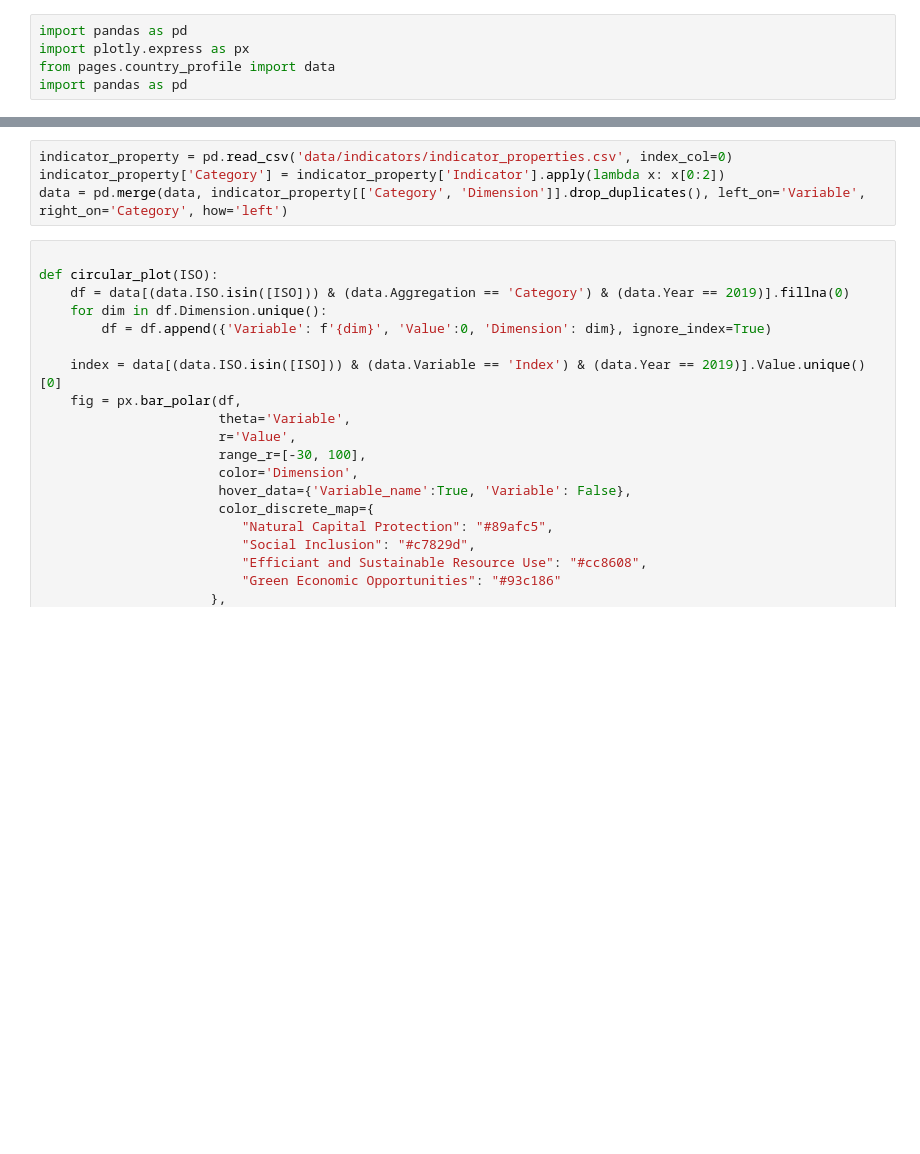
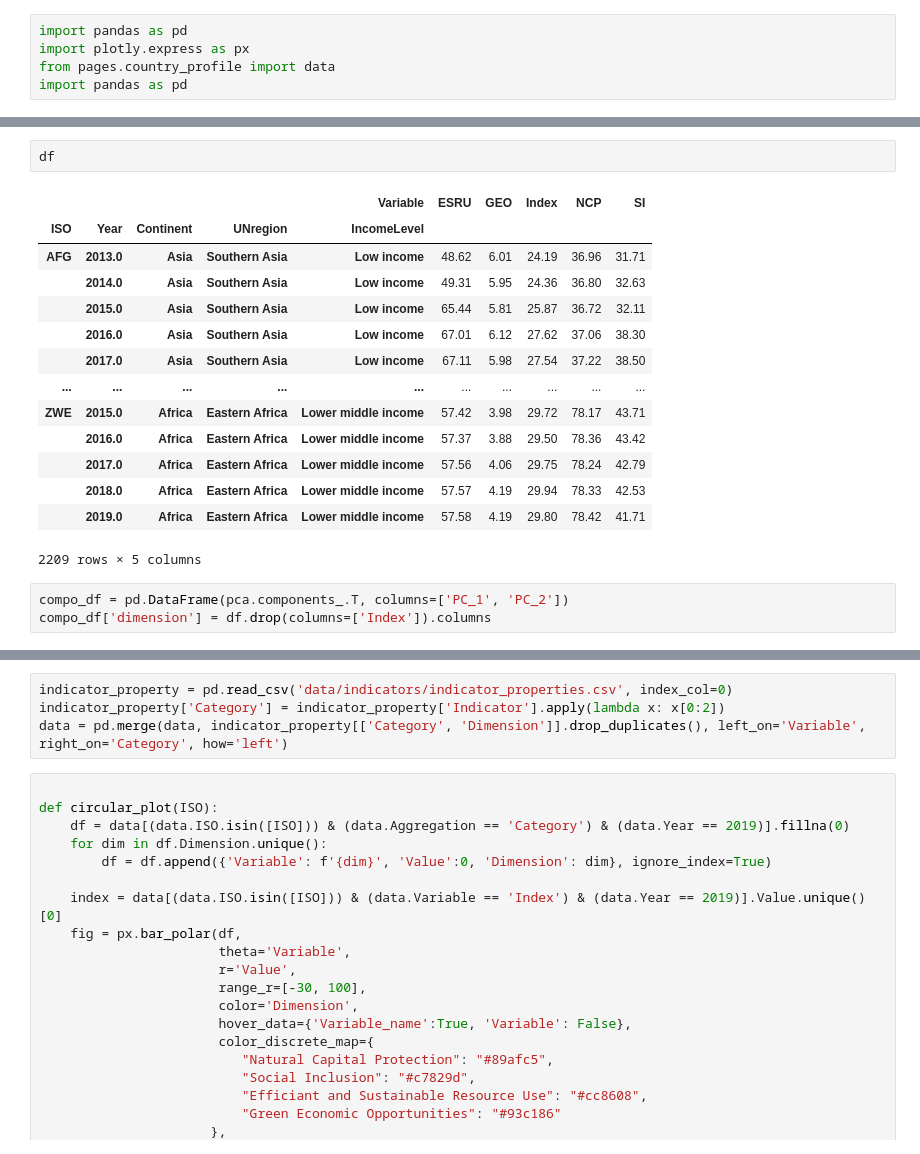
Before and after one commit to simonzabrocki/SimulationDashboard, a Jupyter notebook: draft.ipynb, the cells around one changed output, grey strips where cells are left out. Cells and saved outputs as stored; diff of their text form; blank space fills up the shorter version.

```diff
--- a/draft.ipynb
+++ b/draft.ipynb
@@ -5,0 +29,20 @@ import pandas as pd
+# %%
+df
+# %% [output]
+|  |  |  |  | Variable | ESRU | GEO | Index | NCP | SI |
+| ISO | Year | Continent | UNregion | IncomeLevel |  |  |  |  |  |
+| AFG | 2013.0 | Asia | Southern Asia | Low income | 48.62 | 6.01 | 24.19 | 36.96 | 31.71 |
+|  | 2014.0 | Asia | Southern Asia | Low income | 49.31 | 5.95 | 24.36 | 36.80 | 32.63 |
+|  | 2015.0 | Asia | Southern Asia | Low income | 65.44 | 5.81 | 25.87 | 36.72 | 32.11 |
+|  | 2016.0 | Asia | Southern Asia | Low income | 67.01 | 6.12 | 27.62 | 37.06 | 38.30 |
+|  | 2017.0 | Asia | Southern Asia | Low income | 67.11 | 5.98 | 27.54 | 37.22 | 38.50 |
+| ... | ... | ... | ... | ... | ... | ... | ... | ... | ... |
+| ZWE | 2015.0 | Africa | Eastern Africa | Lower middle income | 57.42 | 3.98 | 29.72 | 78.17 | 43.71 |
+|  | 2016.0 | Africa | Eastern Africa | Lower middle income | 57.37 | 3.88 | 29.50 | 78.36 | 43.42 |
+|  | 2017.0 | Africa | Eastern Africa | Lower middle income | 57.56 | 4.06 | 29.75 | 78.24 | 42.79 |
+|  | 2018.0 | Africa | Eastern Africa | Lower middle income | 57.57 | 4.19 | 29.94 | 78.33 | 42.53 |
+|  | 2019.0 | Africa | Eastern Africa | Lower middle income | 57.58 | 4.19 | 29.80 | 78.42 | 41.71 |
+2209 rows × 5 columns
+# %%
+compo_df = pd.DataFrame(pca.components_.T, columns=['PC_1', 'PC_2'])
+compo_df['dimension'] = df.drop(columns=['Index']).columns
```
Also changed, not shown: parts of 7 cells of this notebook, 1 other file.
